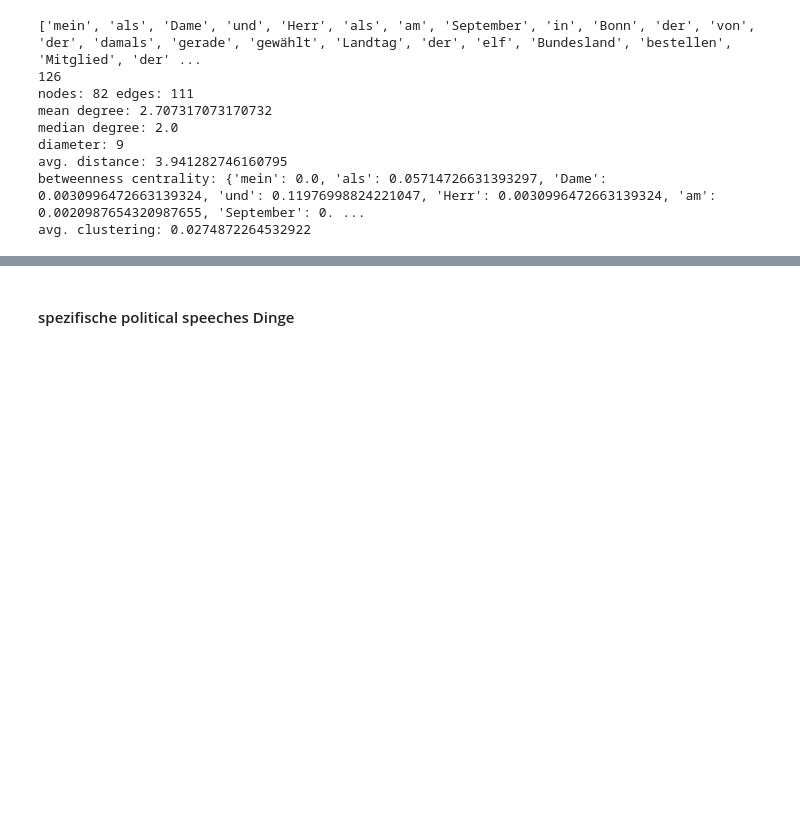
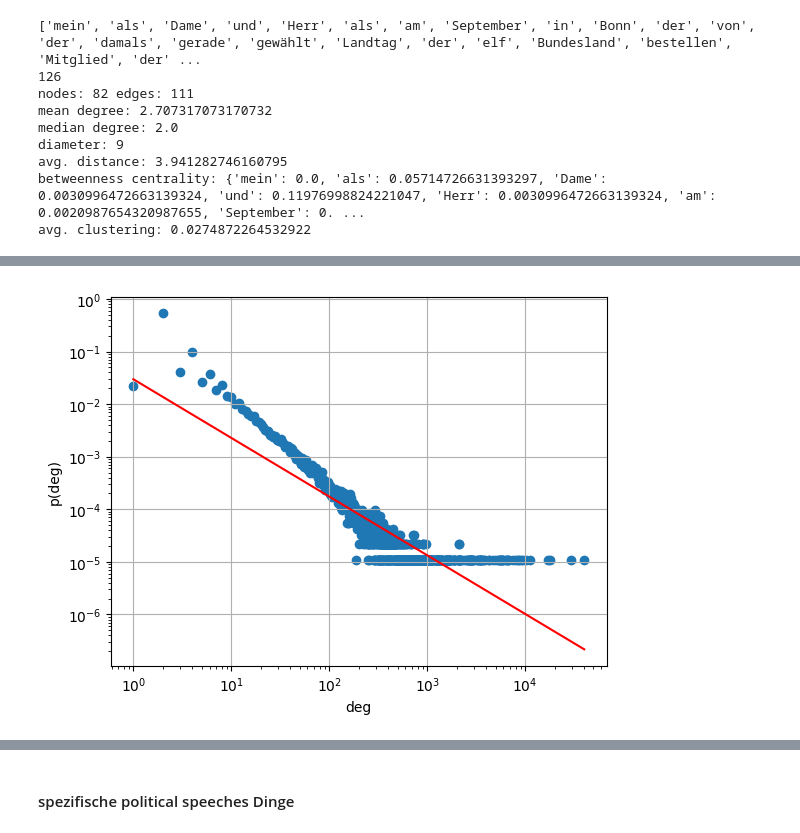
Before and after one commit to Amerek200/63055KomplexeNetze, a Jupyter notebook: PoC.ipynb, the cells around one changed output, grey strips where cells are left out. Saved outputs shown, nothing was run; the diff lists cells and outputs as text; code cells hidden in the pictures; blank space fills up the shorter version.

```diff
--- a/PoC.ipynb
+++ b/PoC.ipynb
@@ -313,0 +376,4 @@ avg. clustering: 0.0274872264532922
+# %%
+degreeScatterPlot(G)
+# %% [output]
+[figure, added]
```
Also changed, not shown: parts of 15 cells of this notebook, 3 other files.
